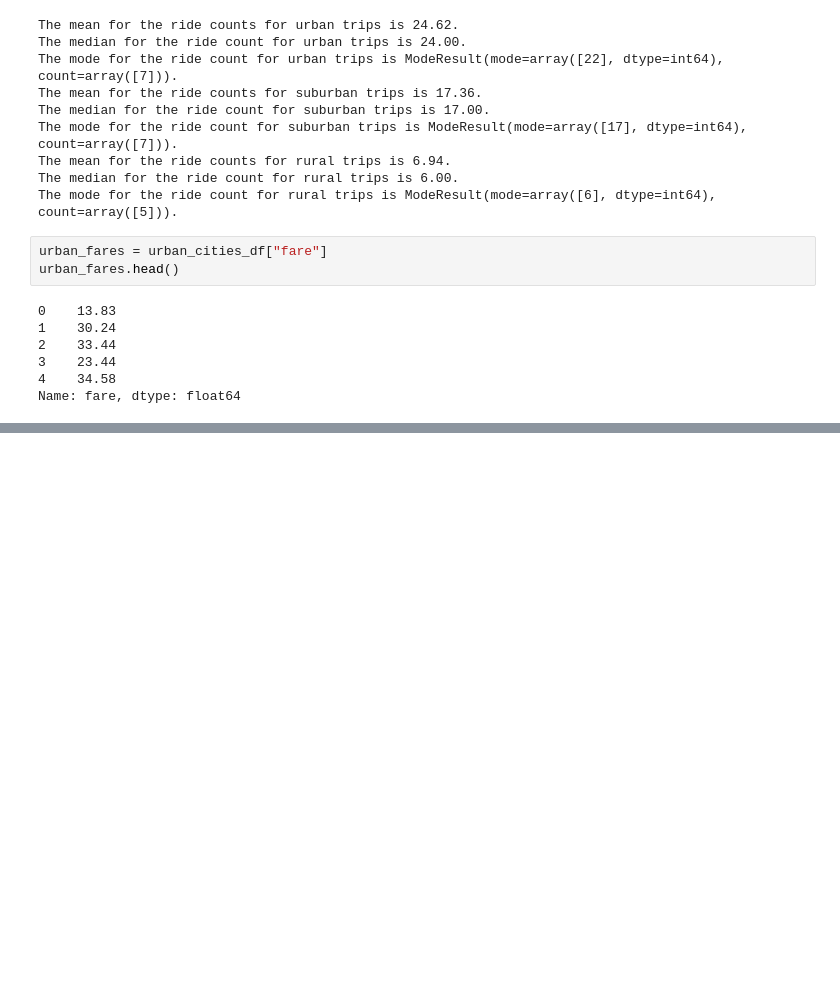
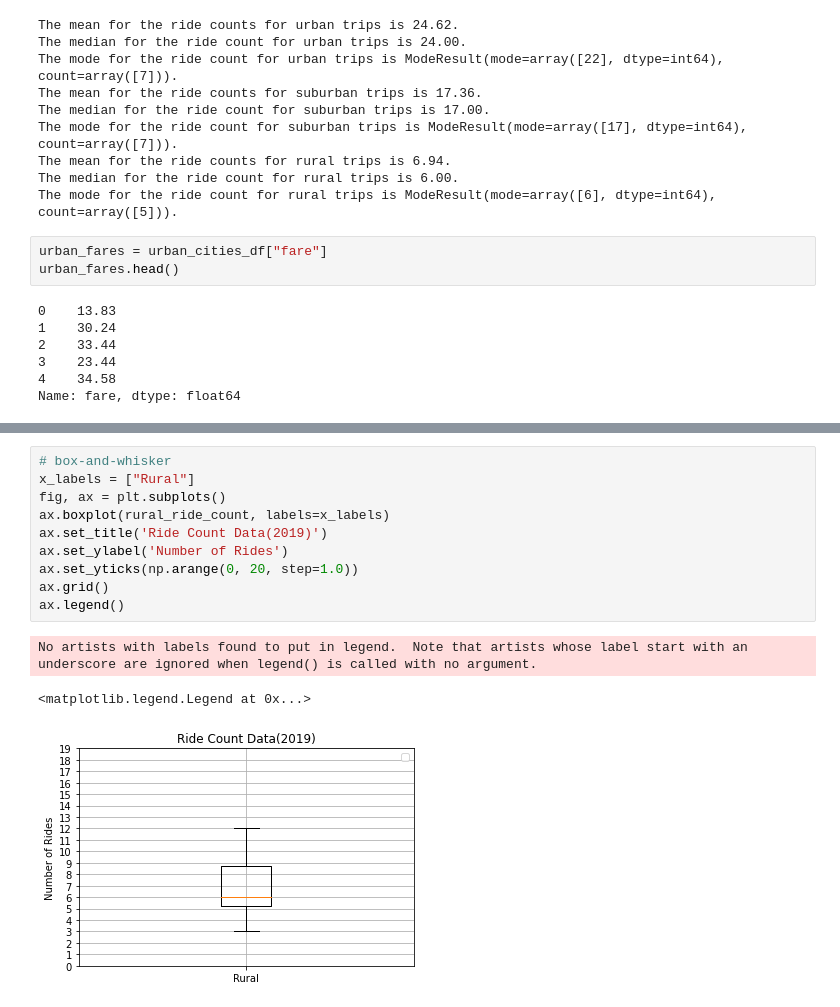
Before and after one commit to fenwayb/PyBer_Analysis, a Jupyter notebook: PyBer.ipynb, the cells around one changed output, grey strips where cells are left out. Cells and saved outputs as stored; diff of their text form; blank space fills up the shorter version.

```diff
--- a/PyBer.ipynb
+++ b/PyBer.ipynb
@@ -349,0 +468,14 @@ Name: fare, dtype: float64
+# %%
+# box-and-whisker
+x_labels = ["Rural"]
+fig, ax = plt.subplots()
+ax.boxplot(rural_ride_count, labels=x_labels)
+ax.set_title('Ride Count Data(2019)')
+ax.set_ylabel('Number of Rides')
+ax.set_yticks(np.arange(0, 20, step=1.0))
+ax.grid()
+ax.legend()
+# %% [output]
+No artists with labels found to put in legend.  Note that artists whose label start with an underscore are ignored when legend() is called with no argument.
+<matplotlib.legend.Legend at 0x...>
+[figure, added]
```
Also changed, not shown: parts of 27 cells of this notebook, 1 other file.
